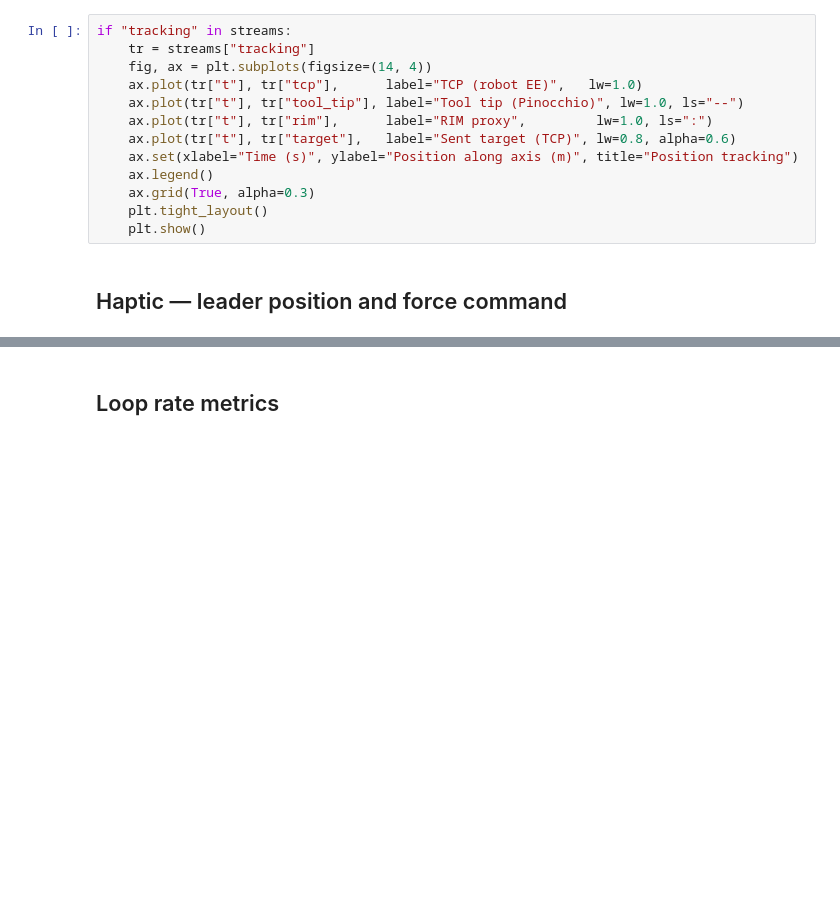
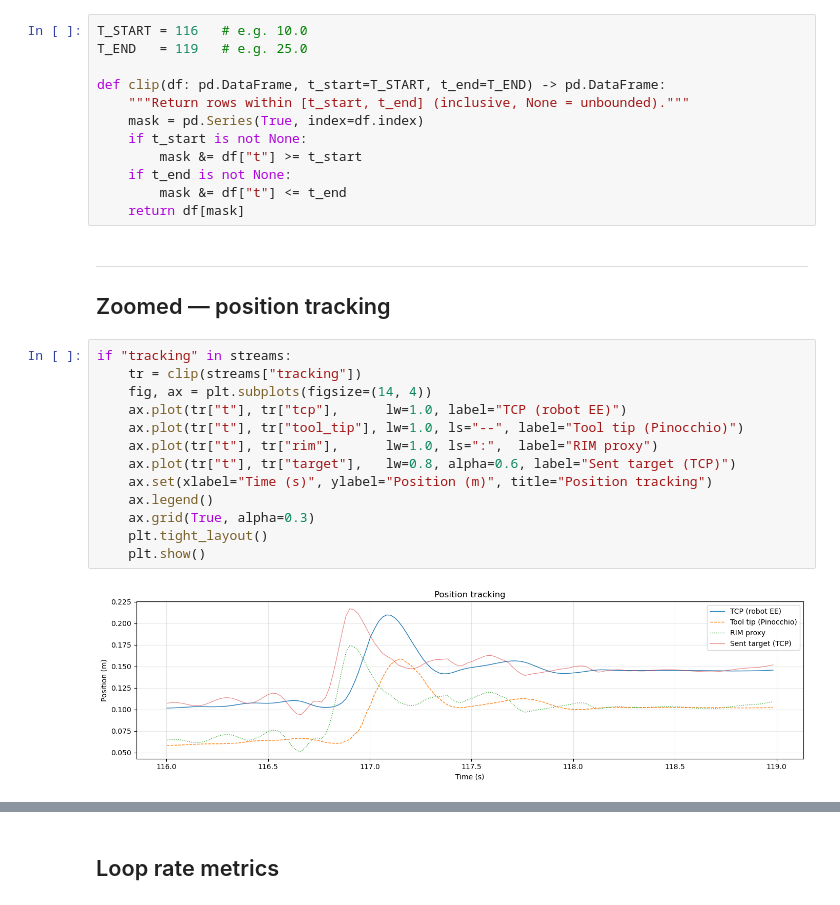
Before and after one commit to McGill-Applied-Dynamics-Lab/adl-ros2, a Jupyter notebook: experiments/rim/experiment_analysis.ipynb, the cells around one changed output, grey strips where cells are left out. Saved outputs shown, nothing was run; the diff lists cells and outputs as text; blank space fills up the shorter version.

```diff
--- a/experiments/rim/experiment_analysis.ipynb
+++ b/experiments/rim/experiment_analysis.ipynb
@@ -35,15 +107,30 @@ for df in streams.values():
+# %%
+T_START = 116   # e.g. 10.0
+T_END   = 119   # e.g. 25.0
+
+def clip(df: pd.DataFrame, t_start=T_START, t_end=T_END) -> pd.DataFrame:
+    """Return rows within [t_start, t_end] (inclusive, None = unbounded)."""
+    mask = pd.Series(True, index=df.index)
+    if t_start is not None:
+        mask &= df["t"] >= t_start
+    if t_end is not None:
+        mask &= df["t"] <= t_end
+    return df[mask]
+# %% [markdown]
+---
+## Zoomed — position tracking
 # %%
 if "tracking" in streams:
-    tr = streams["tracking"]
+    tr = clip(streams["tracking"])
     fig, ax = plt.subplots(figsize=(14, 4))
-    ax.plot(tr["t"], tr["tcp"],      label="TCP (robot EE)",   lw=1.0)
-    ax.plot(tr["t"], tr["tool_tip"], label="Tool tip (Pinocchio)", lw=1.0, ls="--")
-    ax.plot(tr["t"], tr["rim"],      label="RIM proxy",         lw=1.0, ls=":")
-    ax.plot(tr["t"], tr["target"],   label="Sent target (TCP)", lw=0.8, alpha=0.6)
-    ax.set(xlabel="Time (s)", ylabel="Position along axis (m)", title="Position tracking")
+    ax.plot(tr["t"], tr["tcp"],      lw=1.0, label="TCP (robot EE)")
+    ax.plot(tr["t"], tr["tool_tip"], lw=1.0, ls="--", label="Tool tip (Pinocchio)")
+    ax.plot(tr["t"], tr["rim"],      lw=1.0, ls=":",  label="RIM proxy")
+    ax.plot(tr["t"], tr["target"],   lw=0.8, alpha=0.6, label="Sent target (TCP)")
+    ax.set(xlabel="Time (s)", ylabel="Position (m)", title="Position tracking")
     ax.legend()
     ax.grid(True, alpha=0.3)
     plt.tight_layout()
     plt.show()
+# %% [output]
+[figure, added]
-# %% [markdown]
-## Haptic — leader position and force command
```
Also changed, not shown: parts of 17 cells of this notebook, 1 other file.
